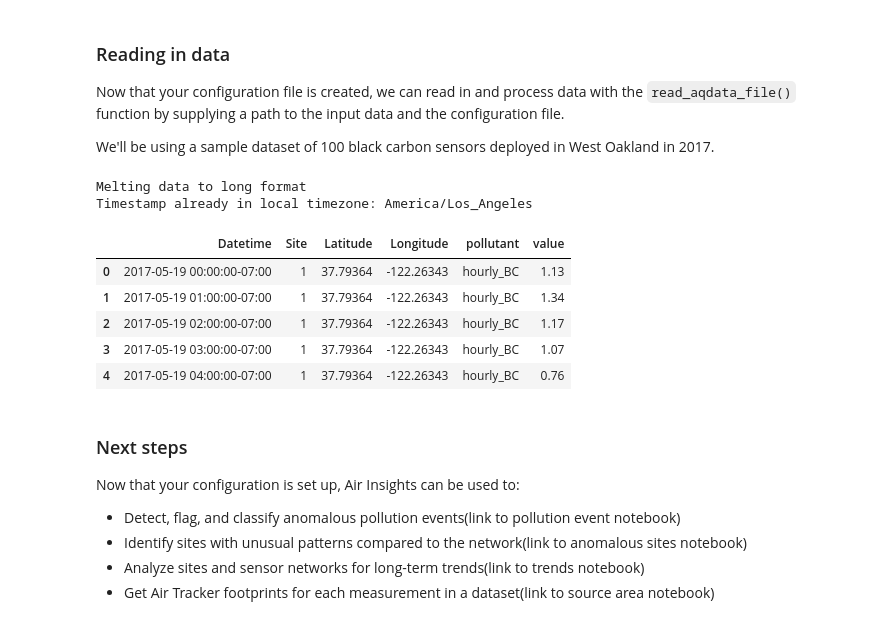
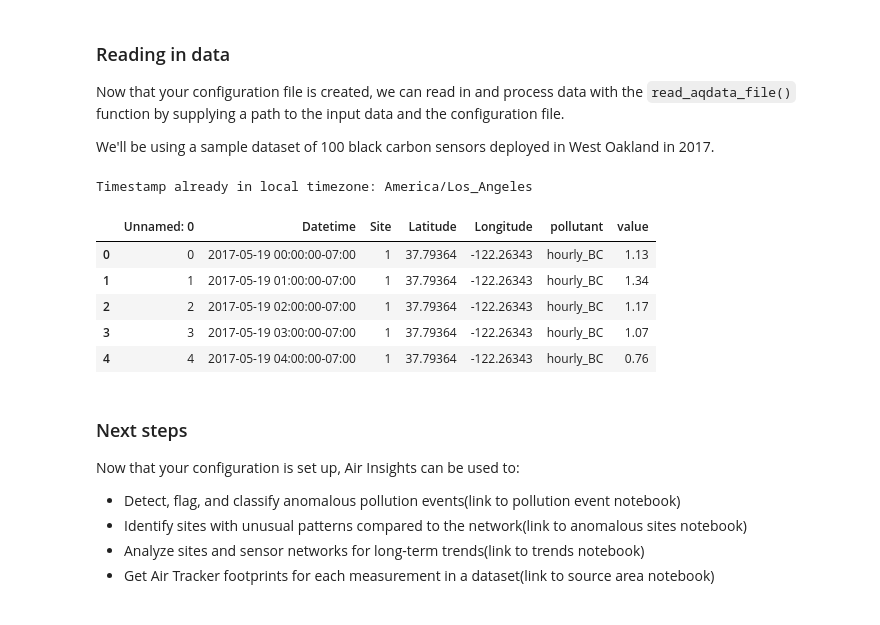
Before and after one commit to edf-org/airinsights, a Jupyter notebook: examples/airinsights_setup_notebook.ipynb, the cells around one changed output. Cells and saved outputs as stored; diff of their text form; code cells hidden in the pictures.

Commit message:
updated helpers.py in response to Libby's review. improves detection of wide and long format data. updated dependencies in example notebooks

```diff
--- a/examples/airinsights_setup_notebook.ipynb
+++ b/examples/airinsights_setup_notebook.ipynb
@@ -44,7 +35,8 @@
 # %%
 import airinsights as air
 
-config_path = air.build_config(
+config_path = "../config/example_config_output.yaml" # path where config yaml will be saved
+air.build_config(
     timestamp_col= 'Datetime',
     timestamp_tz= "America/Los_Angeles",
     local_tz= "America/Los_Angeles",
@@ -52,13 +44,10 @@ config_path = air.build_config(
     timestamp_format= "%m/%d/%Y %H:%M",
     lat_col = 'Latitude',
     lon_col= 'Longitude',
-    wide_format= True,
-    pollutant_col= 'pollutant',
-    value_col= 'value',
-    pollutants={
+    pollutant_map={
     "BC": "hourly_BC",
     },
-    config_file_path = "../config/example_config_output.yaml"
+    config_file = config_path
     )
 # %% [output]
 Wrote config to ../config/example_config_output.yaml
@@ -71,19 +60,18 @@ We'll be using a sample dataset of 100 black carbon sensors deployed in West Oak
 # %%
 example_data = "sample_data/oakland_2017_100x100_blackcarbon.csv"
 input_data, config = air.read_aqdata_file(input_file=example_data,
-                                          config=config_path)
+                                          config_file=config_path)
 
 # Preview data
 input_data.head()
 # %% [output]
-Melting data to long format
 Timestamp already in local timezone: America/Los_Angeles
-|  | Datetime | Site | Latitude | Longitude | pollutant | value |
-| 0 | 2017-05-19 00:00:00-07:00 | 1 | 37.79364 | -122.26343 | hourly_BC | 1.13 |
-| 1 | 2017-05-19 01:00:00-07:00 | 1 | 37.79364 | -122.26343 | hourly_BC | 1.34 |
-| 2 | 2017-05-19 02:00:00-07:00 | 1 | 37.79364 | -122.26343 | hourly_BC | 1.17 |
-| 3 | 2017-05-19 03:00:00-07:00 | 1 | 37.79364 | -122.26343 | hourly_BC | 1.07 |
-| 4 | 2017-05-19 04:00:00-07:00 | 1 | 37.79364 | -122.26343 | hourly_BC | 0.76 |
+|  | Unnamed: 0 | Datetime | Site | Latitude | Longitude | pollutant | value |
+| 0 | 0 | 2017-05-19 00:00:00-07:00 | 1 | 37.79364 | -122.26343 | hourly_BC | 1.13 |
+| 1 | 1 | 2017-05-19 01:00:00-07:00 | 1 | 37.79364 | -122.26343 | hourly_BC | 1.34 |
+| 2 | 2 | 2017-05-19 02:00:00-07:00 | 1 | 37.79364 | -122.26343 | hourly_BC | 1.17 |
+| 3 | 3 | 2017-05-19 03:00:00-07:00 | 1 | 37.79364 | -122.26343 | hourly_BC | 1.07 |
+| 4 | 4 | 2017-05-19 04:00:00-07:00 | 1 | 37.79364 | -122.26343 | hourly_BC | 0.76 |
 # %% [markdown]
 <h3>Next steps</h3>
 
```
Also changed, not shown: parts of 1 cell of this notebook, 7 other files.
